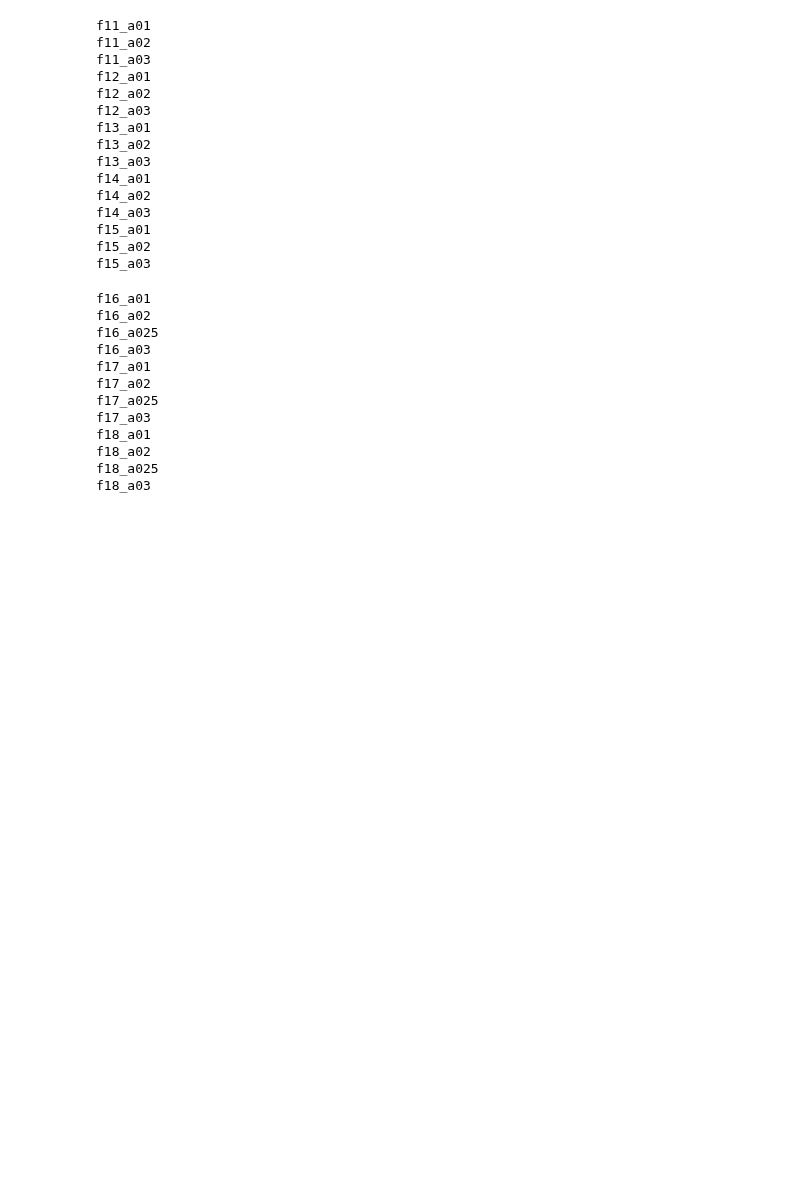
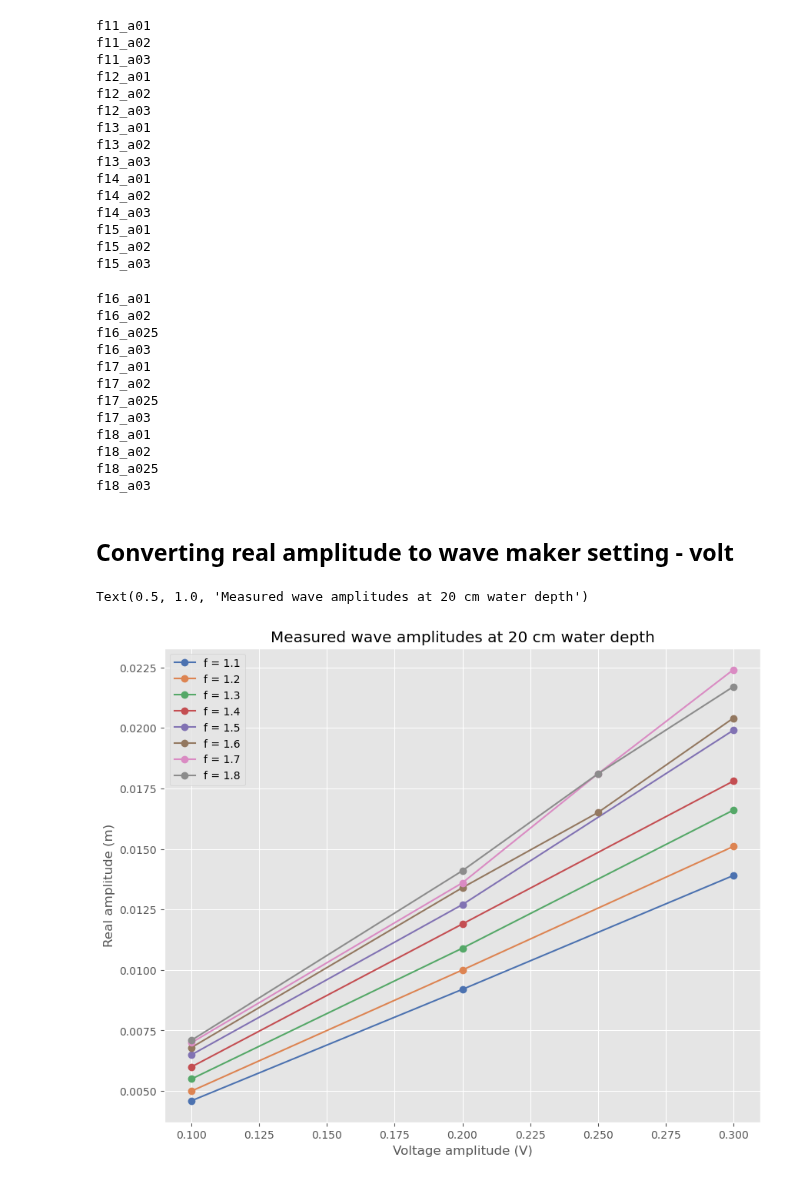
Before and after one commit to kjes4pres/Master_code, a Jupyter notebook: Lab/Results/scaling_from_20_to_30.ipynb, the cells around one changed output. Cells and saved outputs as stored; diff of their text form; code cells hidden in the pictures; blank space fills up the shorter version.

Commit message:
found amp to volt relations

```diff
--- a/Lab/Results/scaling_from_20_to_30.ipynb
+++ b/Lab/Results/scaling_from_20_to_30.ipynb
@@ -129,7 +128,7 @@ H_30cm = 0.30 # in meters
 
 output_file = '/Users/kjesta/Desktop/Master prosjekt/Master_code/Lab/Results/scale_20_to_30_2.txt'
 
-for f, fr in zip(frequencies, freqs):
+""" for f, fr in zip(frequencies, freqs):
     for a in amplitudes:
         print(f'{f}_{a}')
         with open(f'/Users/kjesta/Desktop/Master prosjekt/Master_code/Lab/Results/No plates/20cm/20cm_{f}_{a}_wave_parameters.txt', 'r') as file:
@@ -168,7 +167,7 @@ for f, fr in zip(frequencies, freqs):
                 file.write(f'ak value at 30cm: {float(a_30) * float(k_30)}\n')
                 file.write(f'kH value at 30cm: {float(k_30) * H_30cm}\n')
 
-                file.write('--------------------------------\n\n')
+                file.write('--------------------------------\n\n') """
 # %% [output]
 f16_a01
 f16_a02
@@ -182,3 +181,5 @@ f18_a01
 f18_a02
 f18_a025
 f18_a03
+# %% [markdown]
+## Converting real amplitude to wave maker setting - volt
@@ -184,0 +224,44 @@ f18_a03
+# %%
+f11_volt_amps_20 = volt_amps[0:3]
+f11_real_amps_20 = real_amps[0:3]
+
+f12_volt_amps_20 = volt_amps[3:6]
+f12_real_amps_20 = real_amps[3:6]
+
+f13_volt_amps_20 = volt_amps[6:9]
+f13_real_amps_20 = real_amps[6:9]
+
+f14_volt_amps_20 = volt_amps[9:12]
+f14_real_amps_20 = real_amps[9:12]
+
+f15_volt_amps_20 = volt_amps[12:15]
+f15_real_amps_20 = real_amps[12:15]
+
+f16_volt_amps_20 = volt_amps[15:19]
+f16_real_amps_20 = real_amps[15:19]
+
+f17_volt_amps_20 = volt_amps[19:23]
+f17_real_amps_20 = real_amps[19:23]
+
+f18_volt_amps_20 = volt_amps[23:27]
+f18_real_amps_20 = real_amps[23:27]
+# %%
+palette = sns.color_palette("deep", 8)
+
+fig, ax = plt.subplots(figsize=(10,8))
+ax.plot(f11_volt_amps_20, f11_real_amps_20, 'o-', color=palette[0], label='f = 1.1')
+ax.plot(f12_volt_amps_20, f12_real_amps_20, 'o-', color=palette[1], label='f = 1.2')
+ax.plot(f13_volt_amps_20, f13_real_amps_20, 'o-', color=palette[2], label='f = 1.3')
+ax.plot(f14_volt_amps_20, f14_real_amps_20, 'o-', color=palette[3], label='f = 1.4')
+ax.plot(f15_volt_amps_20, f15_real_amps_20, 'o-', color=palette[4], label='f = 1.5')
+ax.plot(f16_volt_amps_20, f16_real_amps_20, 'o-', color=palette[5], label='f = 1.6')
+ax.plot(f17_volt_amps_20, f17_real_amps_20, 'o-', color=palette[6], label='f = 1.7')
+ax.plot(f18_volt_amps_20, f18_real_amps_20, 'o-', color=palette[7], label='f = 1.8')
+ax.legend()
+ax.set_xlabel('Voltage amplitude (V)')
+ax.set_ylabel('Real amplitude (m)')
+
+ax.set_title('Measured wave amplitudes at 20 cm water depth')
+# %% [output]
+Text(0.5, 1.0, 'Measured wave amplitudes at 20 cm water depth')
+[figure, added]
```
Also changed, not shown: parts of 10 cells of this notebook.
